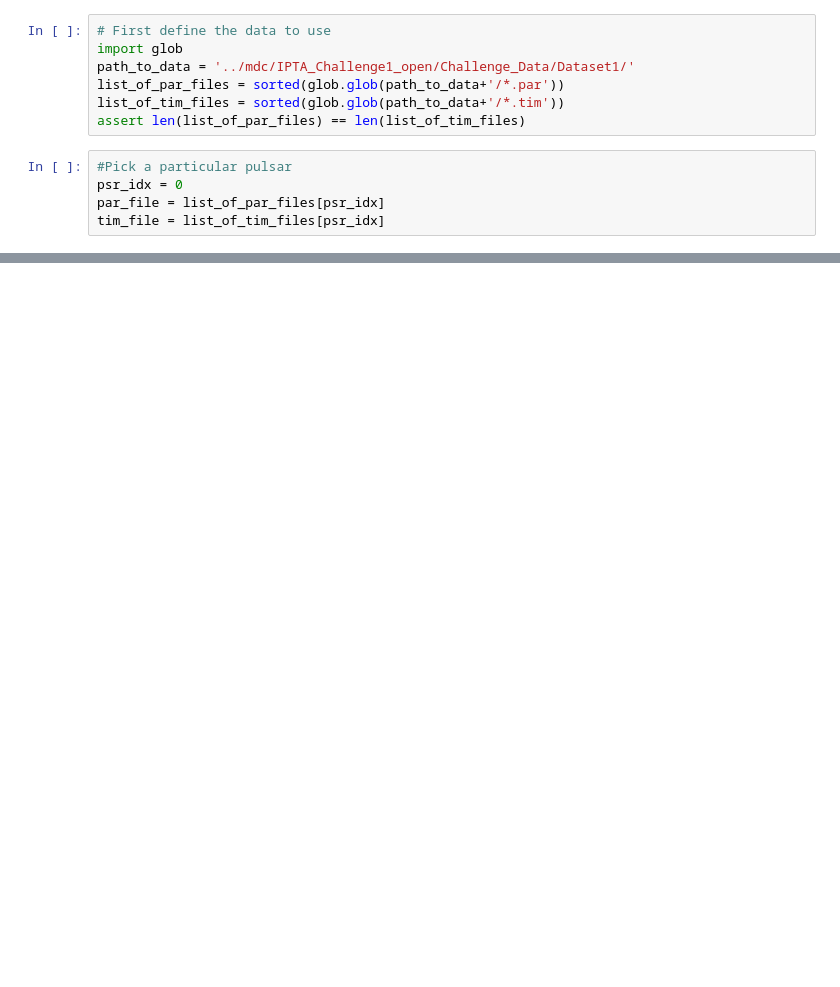
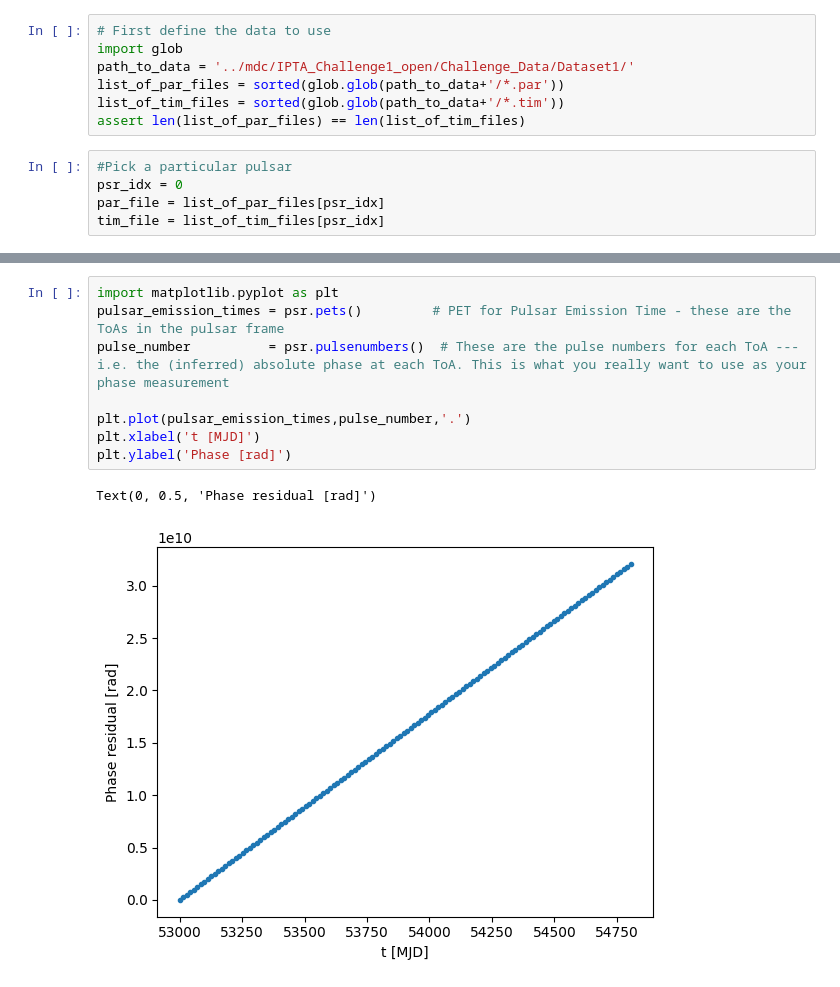
Before and after one commit to tomkimpson/PulsarMockData, a Jupyter notebook: notebooks/01.explore_how_to_generate_frequencies.ipynb, the cells around one changed output, grey strips where cells are left out. Saved outputs shown, nothing was run; the diff lists cells and outputs as text; blank space fills up the shorter version.

```diff
--- a/notebooks/01.explore_how_to_generate_frequencies.ipynb
+++ b/notebooks/01.explore_how_to_generate_frequencies.ipynb
@@ -59,0 +103,11 @@ This looks reasonable, and behaves as I might expect.
+# %%
+import matplotlib.pyplot as plt
+pulsar_emission_times = psr.pets()         # PET for Pulsar Emission Time - these are the ToAs in the pulsar frame
+pulse_number          = psr.pulsenumbers()  # These are the pulse numbers for each ToA --- i.e. the (inferred) absolute phase at each ToA. This is what you really want to use as your phase measurement
+
+plt.plot(pulsar_emission_times,pulse_number,'.')
+plt.xlabel('t [MJD]')
+plt.ylabel('Phase [rad]')
+# %% [output]
+Text(0, 0.5, 'Phase residual [rad]')
+[figure, added]
```
Also changed, not shown: parts of 17 cells of this notebook, 1 other file.
